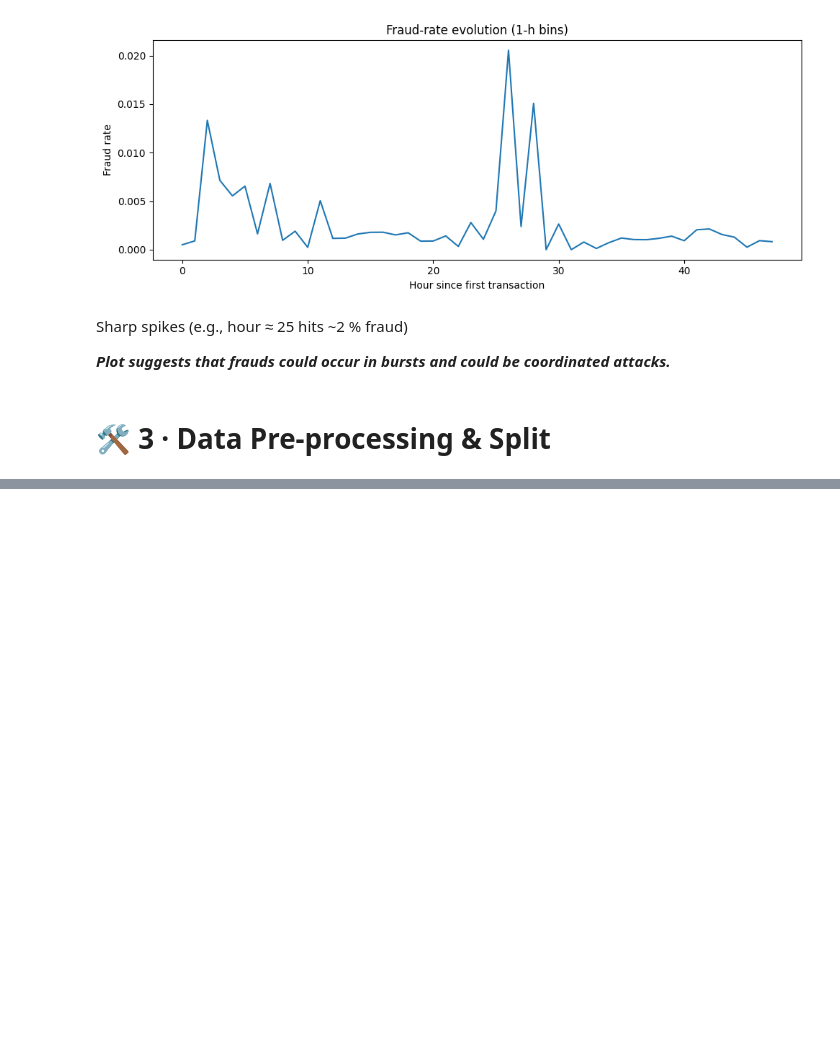
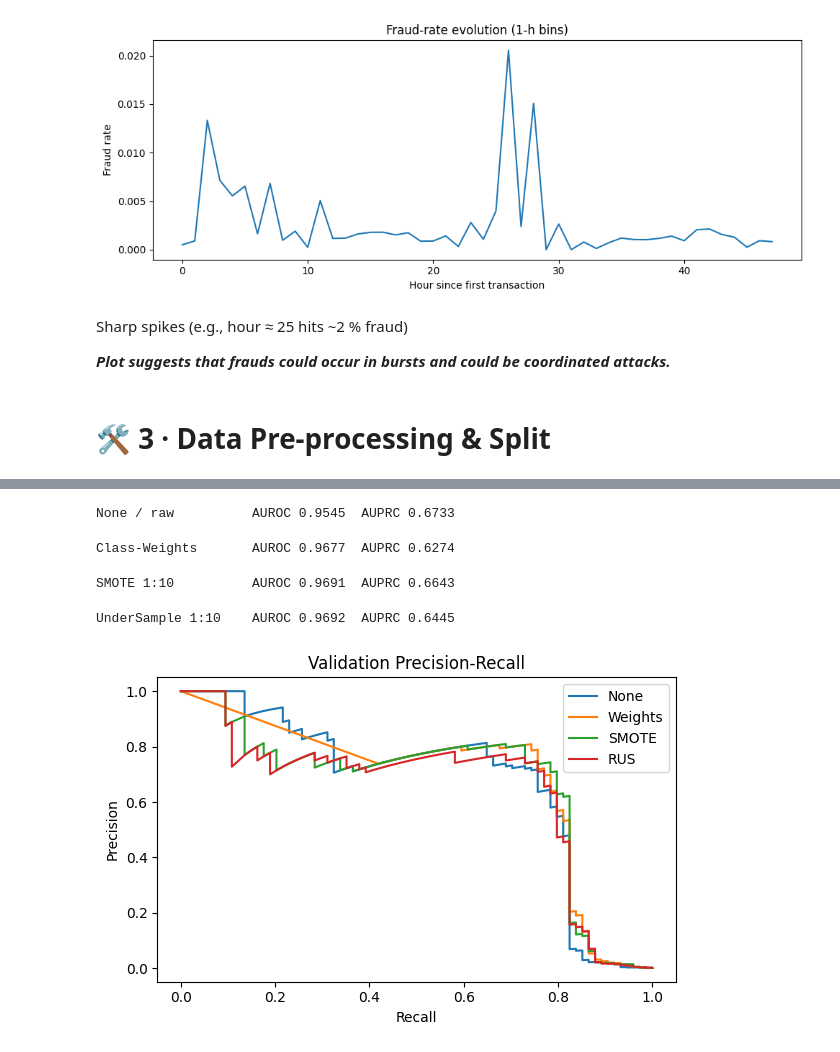
Before and after one commit to PatrykGluszekDS/TensorFlow-Projects-Showcase, a Jupyter notebook: NN-Classification/Credit_Card_Fraud_Detector.ipynb, the cells around one changed output, grey strips where cells are left out. Drawn from its saved outputs; the diff is of its cells as text; code cells hidden in the pictures; blank space fills up the shorter version.

```diff
--- a/NN-Classification/Credit_Card_Fraud_Detector.ipynb
+++ b/NN-Classification/Credit_Card_Fraud_Detector.ipynb
@@ -130,0 +210,49 @@ Sharp spikes (e.g., hour ≈ 25 hits ~2 % fraud)
+# %%
+# Baseline
+
+base_lr = LogisticRegression(max_iter=1000, n_jobs=-1, class_weight=None)
+base_lr.fit(X_train, y_train)
+p0, auc0, pr0 = eval_model(base_lr, "None / raw")
+# %% [output]
+None / raw          AUROC 0.9545  AUPRC 0.6733
+# %%
+# Class-weights
+
+weights = compute_class_weight('balanced', classes=np.unique(y_train), y=y_train)
+cw = {0: weights[0], 1: weights[1]}
+cw_lr = LogisticRegression(max_iter=1000, n_jobs=-1, class_weight=cw)
+cw_lr.fit(X_train, y_train)
+p1, auc1, pr1 = eval_model(cw_lr, "Class-Weights")
+# %% [output]
+Class-Weights       AUROC 0.9677  AUPRC 0.6274
+# %%
+# SMOTE Oversampling
+
+smote = SMOTE(sampling_strategy=0.1, random_state=42)      # fraud:legit ≈1:10
+X_sm, y_sm = smote.fit_resample(X_train, y_train)
+sm_lr = LogisticRegression(max_iter=1000, n_jobs=-1)
+sm_lr.fit(X_sm, y_sm)
+p2, auc2, pr2 = eval_model(sm_lr, "SMOTE 1:10")
+# %% [output]
+SMOTE 1:10          AUROC 0.9691  AUPRC 0.6643
+# %%
+# RandomUnderSampler
+
+rus = RandomUnderSampler(sampling_strategy=0.1, random_state=42)
+X_ru, y_ru = rus.fit_resample(X_train, y_train)
+ru_lr = LogisticRegression(max_iter=1000, n_jobs=-1)
+ru_lr.fit(X_ru, y_ru)
+p3, auc3, pr3 = eval_model(ru_lr, "UnderSample 1:10")
+# %% [output]
+UnderSample 1:10    AUROC 0.9692  AUPRC 0.6445
+# %%
+curves = [("None",p0), ("Weights",p1), ("SMOTE",p2), ("RUS",p3)]
+plt.figure(figsize=(6,4))
+for label, proba in curves:
+    pr, rec, _ = precision_recall_curve(y_val, proba)
+    plt.plot(rec, pr, label=label)
+plt.xlabel('Recall'); plt.ylabel('Precision')
+plt.title('Validation Precision-Recall')
+plt.legend(); plt.tight_layout(); plt.show()
+# %% [output]
+[figure, added]
```
Also changed, not shown: parts of 40 cells of this notebook.
